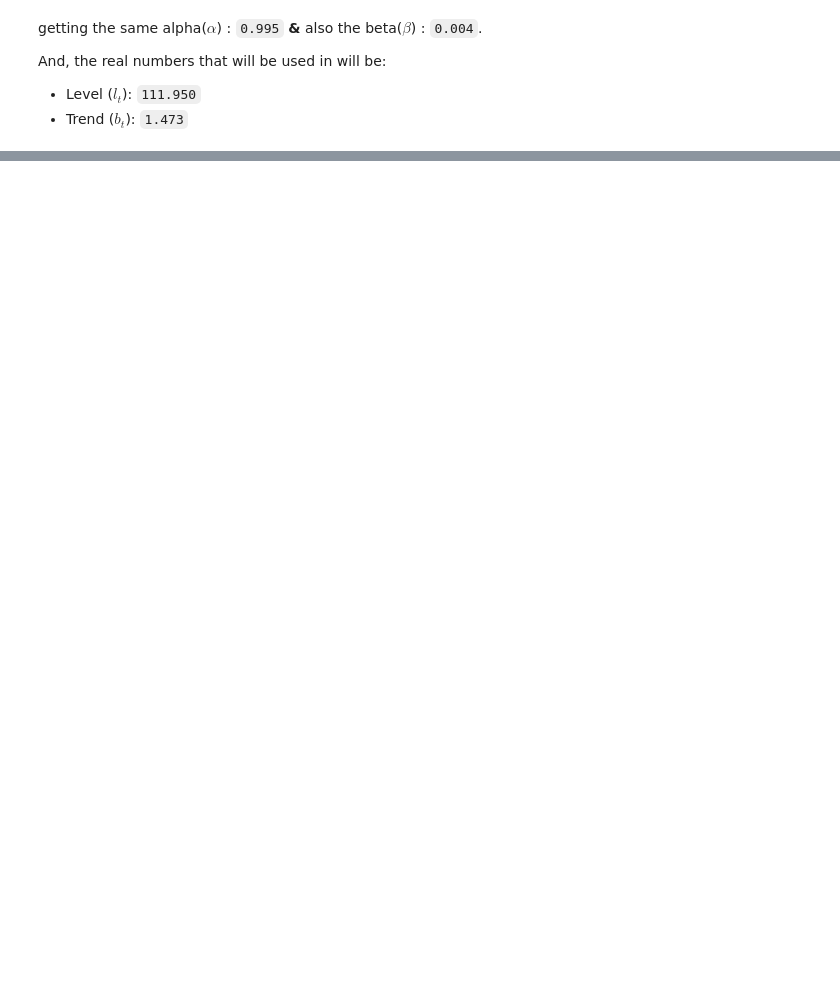
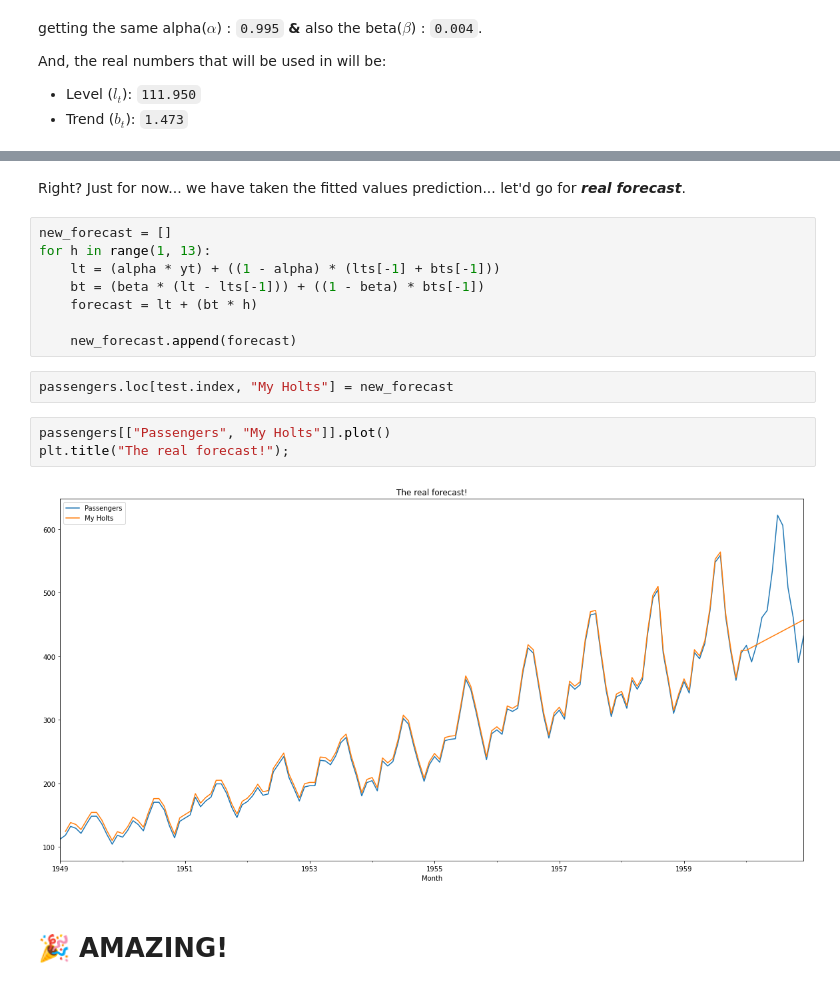
Before and after one commit to AayushSameerShah/TimeSeries-Forecasting, a Jupyter notebook: 2. Exponential Smoothing and ETS/5. Holt Winters (Linear Version).ipynb, the cells around one changed output, grey strips where cells are left out. Drawn from its saved outputs; the diff is of its cells as text; blank space fills up the shorter version.

```diff
--- a/2. Exponential Smoothing and ETS/5. Holt Winters (Linear Version).ipynb
+++ b/2. Exponential Smoothing and ETS/5. Holt Winters (Linear Version).ipynb
@@ -141,0 +210,19 @@ for x_t in passengers.Passengers.values[1:]:
+# %% [markdown]
+Right? Just for now... we have taken the fitted values prediction... let'd go for ***real forecast***.
+# %%
+new_forecast = []
+for h in range(1, 13):
+    lt = (alpha * yt) + ((1 - alpha) * (lts[-1] + bts[-1]))
+    bt = (beta * (lt - lts[-1])) + ((1 - beta) * bts[-1])
+    forecast = lt + (bt * h)
+
+    new_forecast.append(forecast)
+# %%
+passengers.loc[test.index, "My Holts"] = new_forecast
+# %%
+passengers[["Passengers", "My Holts"]].plot()
+plt.title("The real forecast!");
+# %% [output]
+[figure, added]
+# %% [markdown]
+# 🎉 AMAZING!
```
Also changed, not shown: parts of 30 cells of this notebook, 2 other files.
